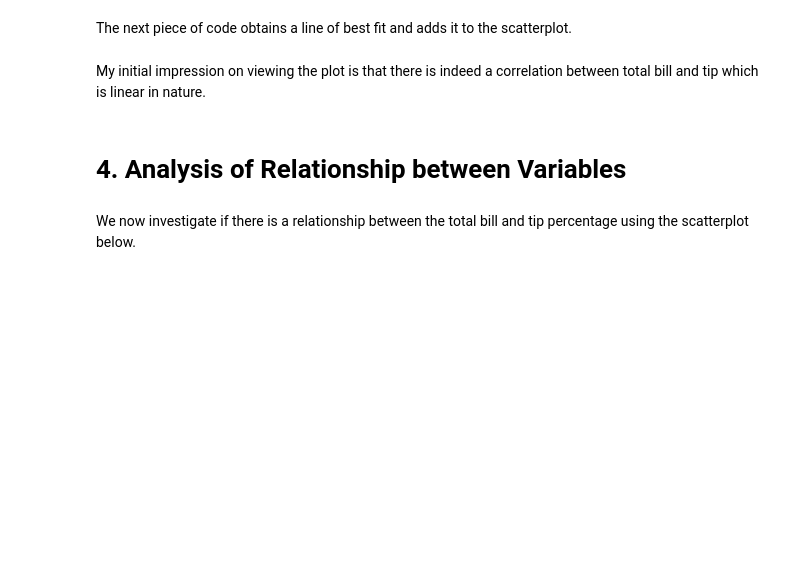
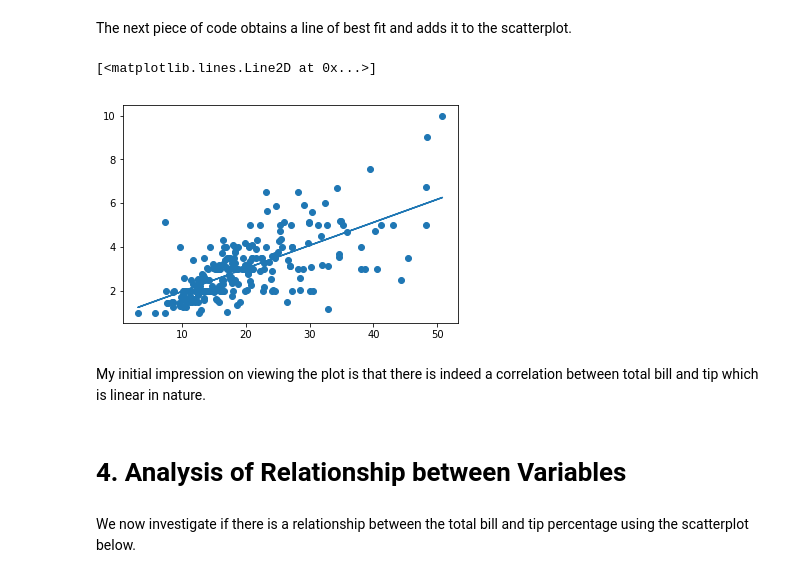
Before and after one commit to michealcannon/fundamentals-project, a Jupyter notebook: Tips Dataset.ipynb, the cells around one changed output. Saved outputs shown, nothing was run; the diff lists cells and outputs as text; code cells hidden in the pictures; blank space fills up the shorter version.

```diff
--- a/Tips Dataset.ipynb
+++ b/Tips Dataset.ipynb
@@ -121,15 +148,17 @@ The next piece of code obtains a line of best fit and adds it to the scatterplot
 # %%
 import numpy as np # import numpy package
 import matplotlib.pyplot as plt # import pyplot package from matplotlib
 # the following code adapted from notes in course video on regression
-## https://web.microsoftstream.com/video/021a0f49-a019-4119-a08c-7601a9a7d0b5?referrer=https:%2F%2Flearnonline.gmit.ie%2Fcourse%2Fview.php%3Fid%3D689
-b = tips["total_bill"] # return "total bill" column as array and assign to variable b
 t = tips["tip"] # return "tips" column as array and assign to variable t
-d = np.polyfit(b,t,1) # use polyfit function to return array containing values m and c to be used in line of best fit. Assign to variable d
+d = np.polyfit(b,t,1) # use polyfit function to return array containing values m and c to be used in line of best fit.
+# Assign to variable d
 m = d[0] # return first value from array "d" and assign to variable m
 c = d[1] # return second value from array "d" and assign to variable c
 plt.scatter(b, t) # scatterplot of total bill against tips
 plt.plot(b,m*b +c) # plot line of best fit using values m and c obtained above
+# %% [output]
+[<matplotlib.lines.Line2D at 0x...>]
+[figure, added]
 # %% [markdown]
 My initial impression on viewing the plot is that there is indeed a correlation between total bill and tip which is linear in nature.
 # %% [markdown]
```
Also changed, not shown: parts of 21 cells of this notebook.
